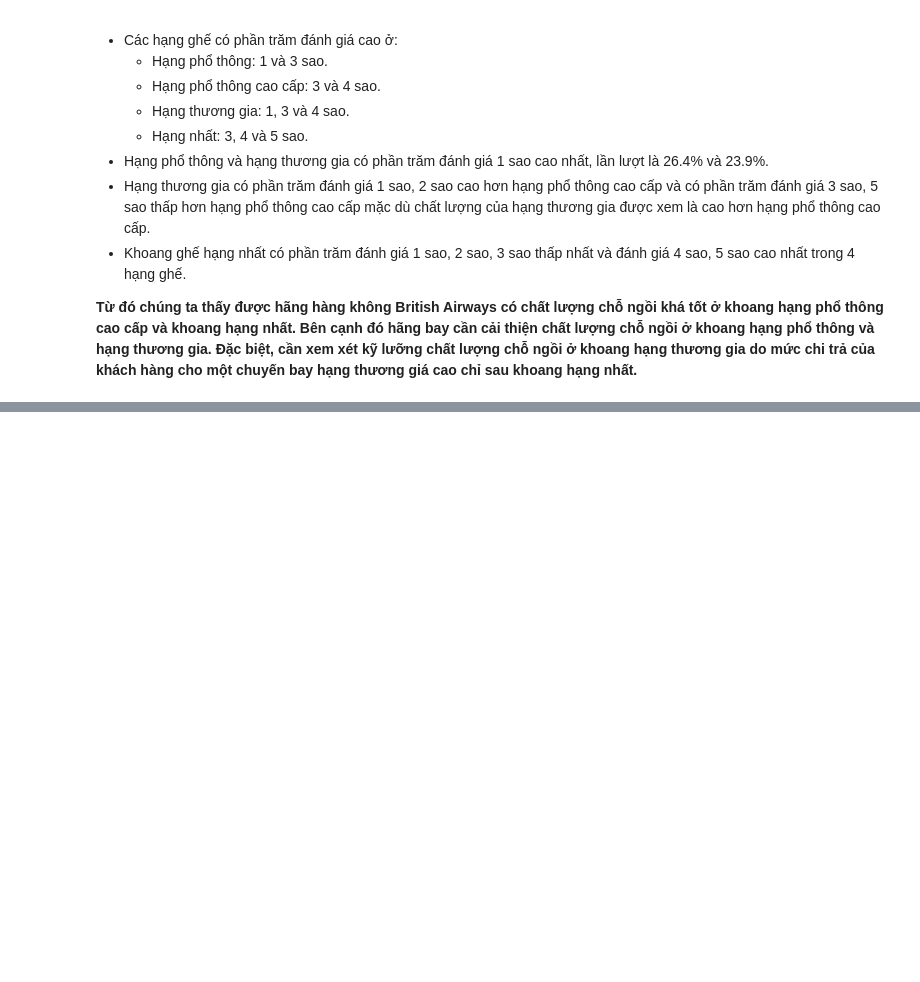
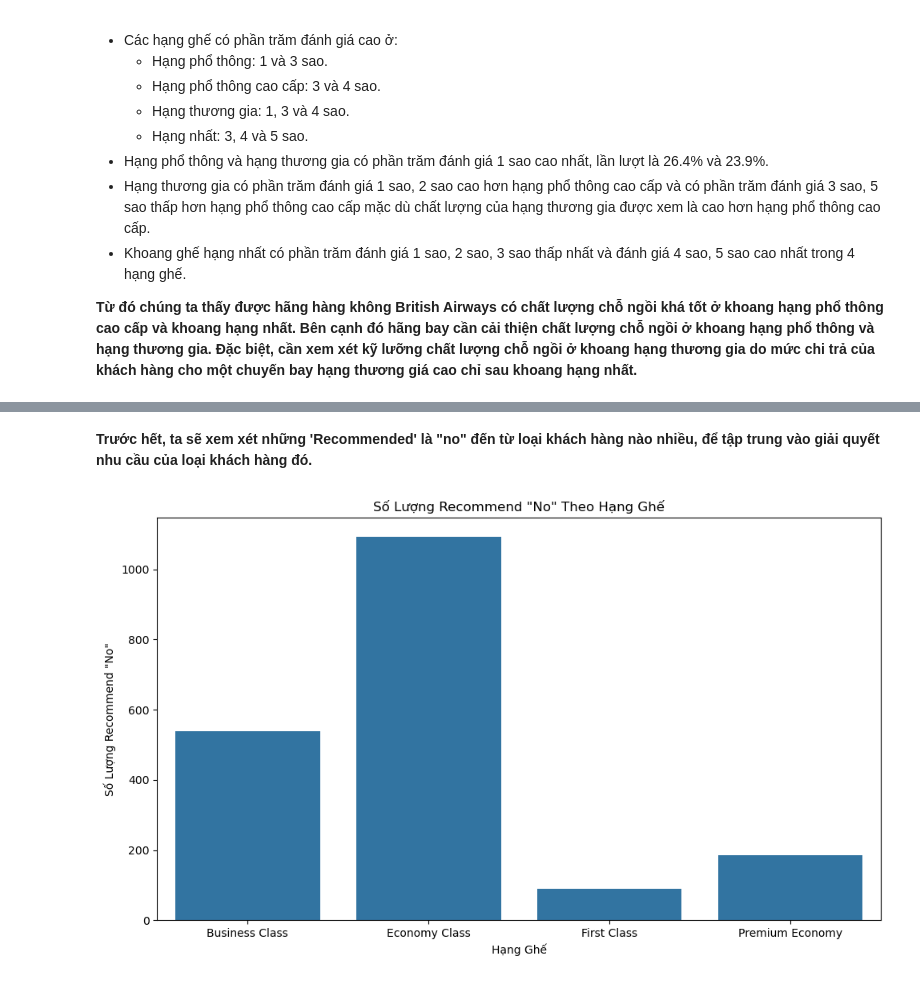
Before and after one commit to NgHuyen137/Intro2DS_Project, a Jupyter notebook: notebooks/3.0-eda.ipynb, the cells around one changed output, grey strips where cells are left out. Saved outputs shown, nothing was run; the diff lists cells and outputs as text; code cells hidden in the pictures; blank space fills up the shorter version.

```diff
--- a/notebooks/3.0-eda.ipynb
+++ b/notebooks/3.0-eda.ipynb
@@ -141,0 +146,16 @@ plt.title('Percentage of ratings of different seat types');
+# %% [markdown]
+**Trước hết, ta sẽ xem xét những 'Recommended' là "no" đến từ loại khách hàng nào nhiều, để tập trung vào giải quyết nhu cầu của loại khách hàng đó.**
+# %%
+#group by theo Seat_type và count số lượng Recommend no
+recommend_counts = cleaned_df[cleaned_df['Recommended'] == 'no'].groupby('Seat_type').size().reset_index(name='No_recommend_count')
+
+# Tạo biểu đồ cột
+plt.figure(figsize=(10, 6))
+sns.barplot(x='Seat_type', y='No_recommend_count', data=recommend_counts)
+plt.title('Số Lượng Recommend "No" Theo Hạng Ghế')
+plt.xlabel('Hạng Ghế')
+plt.ylabel('Số Lượng Recommend "No"')
+plt.tight_layout()
+plt.show()
+# %% [output]
+[figure, added]
```
Also changed, not shown: parts of 5 cells of this notebook.
